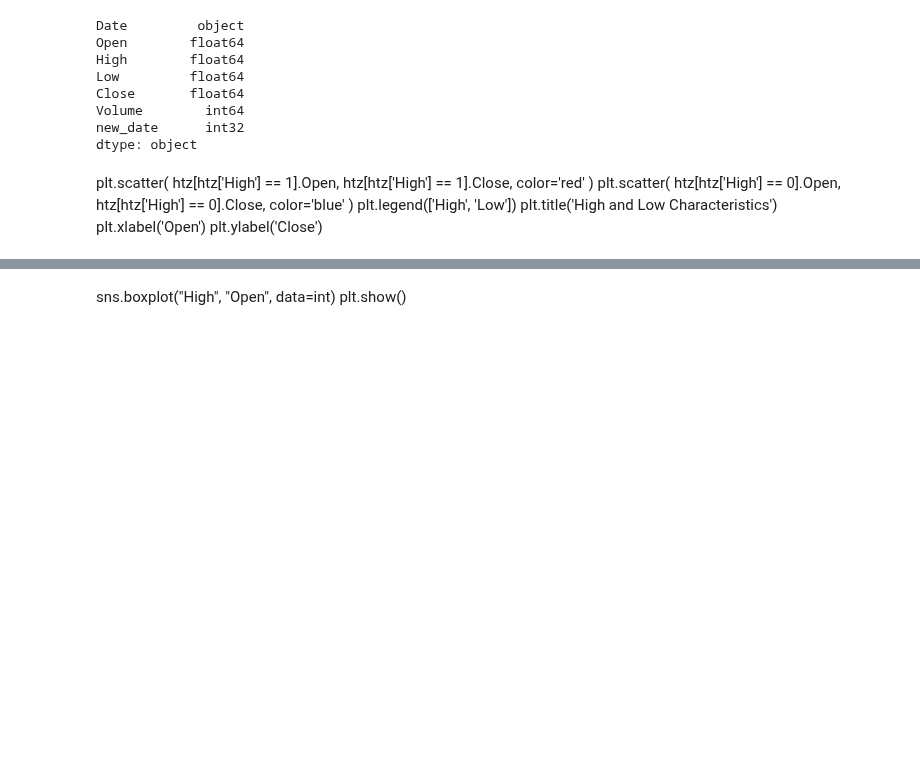
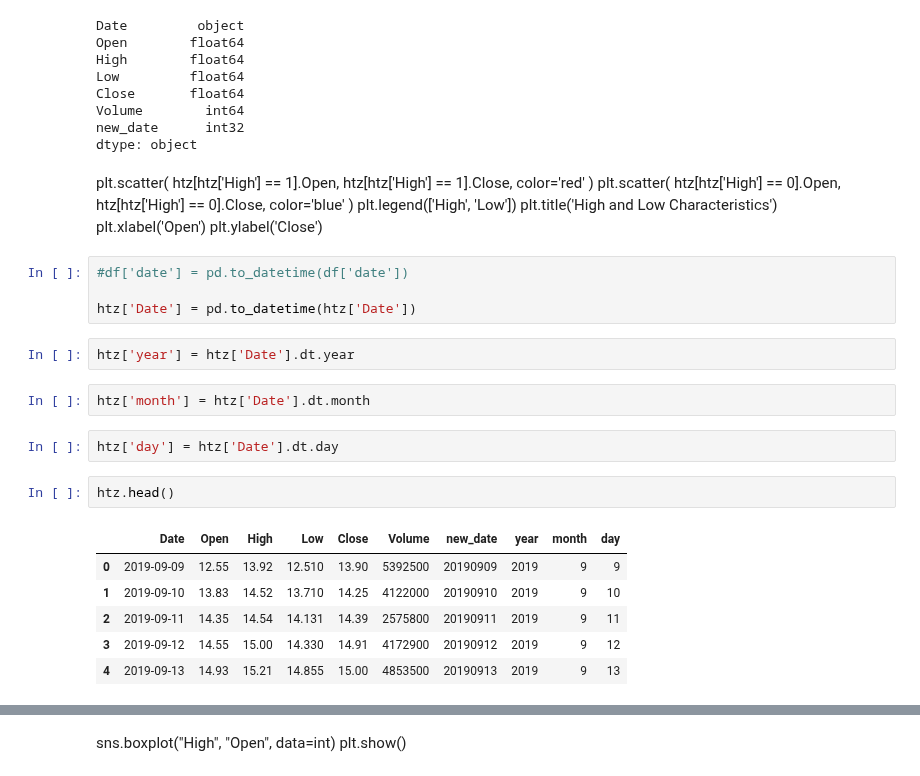
Before and after one commit to Gaukhar-ai/for_my_Thinkful_work, a Jupyter notebook: assignments/KNN__HTZ_price_prediction/HTZ_price_prediction_KNN_algorithm.ipynb, the cells around one changed output, grey strips where cells are left out. Drawn from its saved outputs; the diff is of its cells as text; blank space fills up the shorter version.

```diff
--- a/assignments/KNN__HTZ_price_prediction/HTZ_price_prediction_KNN_algorithm.ipynb
+++ b/assignments/KNN__HTZ_price_prediction/HTZ_price_prediction_KNN_algorithm.ipynb
@@ -134,3 +121,22 @@ plt.legend(['High', 'Low'])
 plt.title('High and Low Characteristics')
 plt.xlabel('Open')
 plt.ylabel('Close')
+# %%
+#df['date'] = pd.to_datetime(df['date'])
+
+htz['Date'] = pd.to_datetime(htz['Date'])
+# %%
+htz['year'] = htz['Date'].dt.year
+# %%
+htz['month'] = htz['Date'].dt.month
+# %%
+htz['day'] = htz['Date'].dt.day
+# %%
+htz.head()
+# %% [output]
+|  | Date | Open | High | Low | Close | Volume | new_date | year | month | day |
+| 0 | 2019-09-09 | 12.55 | 13.92 | 12.510 | 13.90 | 5392500 | 20190909 | 2019 | 9 | 9 |
+| 1 | 2019-09-10 | 13.83 | 14.52 | 13.710 | 14.25 | 4122000 | 20190910 | 2019 | 9 | 10 |
+| 2 | 2019-09-11 | 14.35 | 14.54 | 14.131 | 14.39 | 2575800 | 20190911 | 2019 | 9 | 11 |
+| 3 | 2019-09-12 | 14.55 | 15.00 | 14.330 | 14.91 | 4172900 | 20190912 | 2019 | 9 | 12 |
+| 4 | 2019-09-13 | 14.93 | 15.21 | 14.855 | 15.00 | 4853500 | 20190913 | 2019 | 9 | 13 |
```
Also changed, not shown: parts of 14 cells of this notebook, 5 other files.
